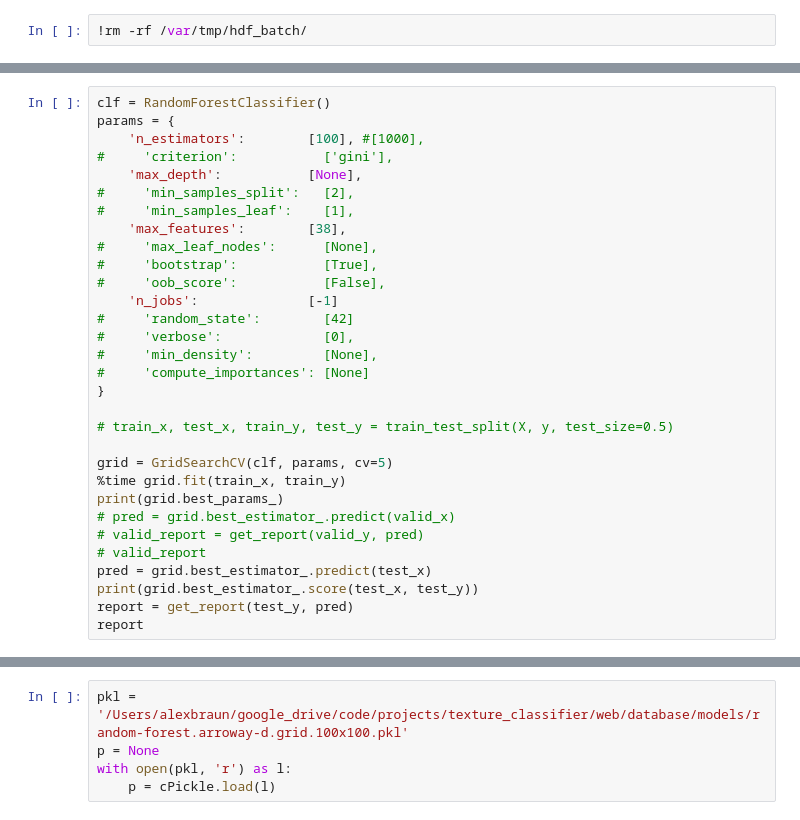
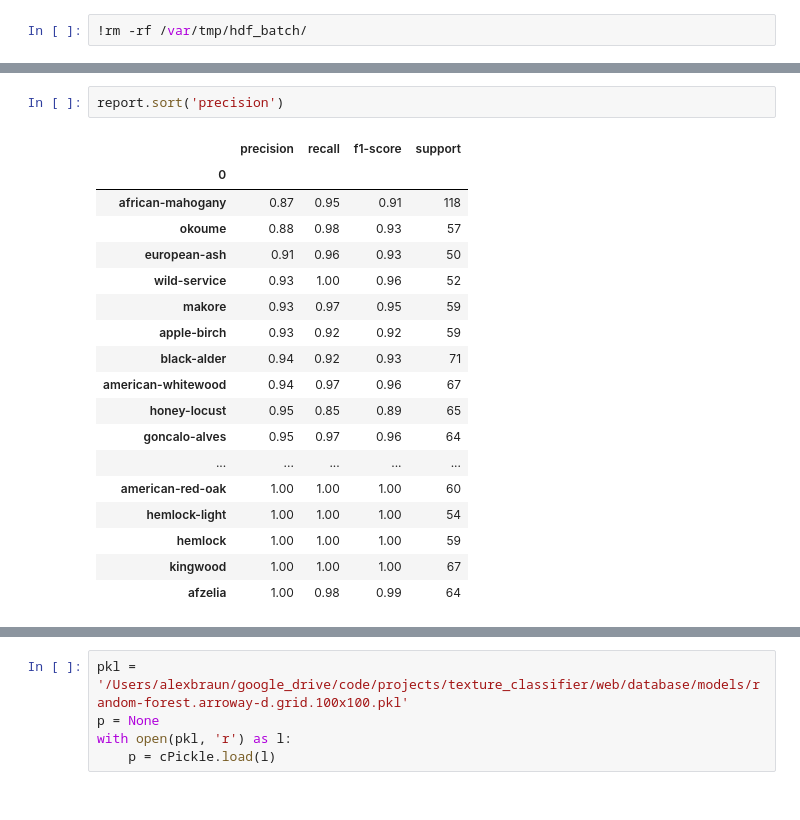
Before and after one commit to theNewFlesh/texture_classifier, a Jupyter notebook: ipython/model.ipynb, the cells around one changed output, grey strips where cells are left out. Cells and saved outputs as stored; diff of their text form.

```diff
--- a/ipython/model.ipynb
+++ b/ipython/model.ipynb
@@ -209,31 +330,0 @@ Wall time: 10min 55s
-# %%
-clf = RandomForestClassifier()
-params = {
-    'n_estimators':        [100], #[1000],
-#     'criterion':           ['gini'],
-    'max_depth':           [None],
-#     'min_samples_split':   [2],
-#     'min_samples_leaf':    [1],
-    'max_features':        [38],
-#     'max_leaf_nodes':      [None],
-#     'bootstrap':           [True],
-#     'oob_score':           [False],
-    'n_jobs':              [-1]
-#     'random_state':        [42]
-#     'verbose':             [0],
-#     'min_density':         [None],
-#     'compute_importances': [None]
-}
-
-# train_x, test_x, train_y, test_y = train_test_split(X, y, test_size=0.5)
-
-grid = GridSearchCV(clf, params, cv=5)
-%time grid.fit(train_x, train_y)
-print(grid.best_params_)
-# pred = grid.best_estimator_.predict(valid_x)
-# valid_report = get_report(valid_y, pred)
-# valid_report
-pred = grid.best_estimator_.predict(test_x)
-print(grid.best_estimator_.score(test_x, test_y))
-report = get_report(test_y, pred)
-report
@@ -267,0 +331,21 @@ Wall time: 676 ms
+# %%
+report.sort('precision')
+# %% [output]
+|  | precision | recall | f1-score | support |
+| 0 |  |  |  |  |
+| african-mahogany | 0.87 | 0.95 | 0.91 | 118 |
+| okoume | 0.88 | 0.98 | 0.93 | 57 |
+| european-ash | 0.91 | 0.96 | 0.93 | 50 |
+| wild-service | 0.93 | 1.00 | 0.96 | 52 |
+| makore | 0.93 | 0.97 | 0.95 | 59 |
+| apple-birch | 0.93 | 0.92 | 0.92 | 59 |
+| black-alder | 0.94 | 0.92 | 0.93 | 71 |
+| american-whitewood | 0.94 | 0.97 | 0.96 | 67 |
+| honey-locust | 0.95 | 0.85 | 0.89 | 65 |
+| goncalo-alves | 0.95 | 0.97 | 0.96 | 64 |
+| ... | ... | ... | ... | ... |
+| american-red-oak | 1.00 | 1.00 | 1.00 | 60 |
+| hemlock-light | 1.00 | 1.00 | 1.00 | 54 |
+| hemlock | 1.00 | 1.00 | 1.00 | 59 |
+| kingwood | 1.00 | 1.00 | 1.00 | 67 |
+| afzelia | 1.00 | 0.98 | 0.99 | 64 |
```
Also changed, not shown: parts of 19 cells of this notebook, 19 other files.
